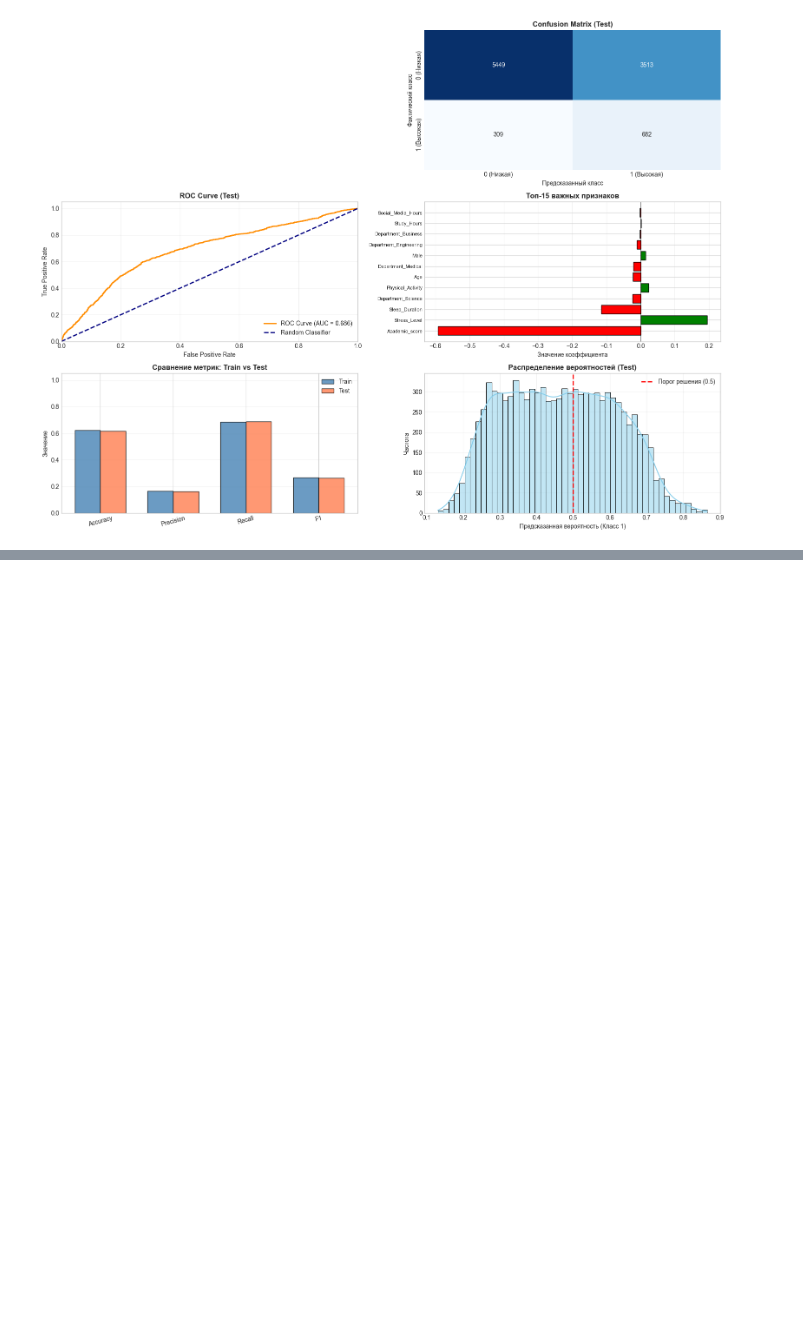
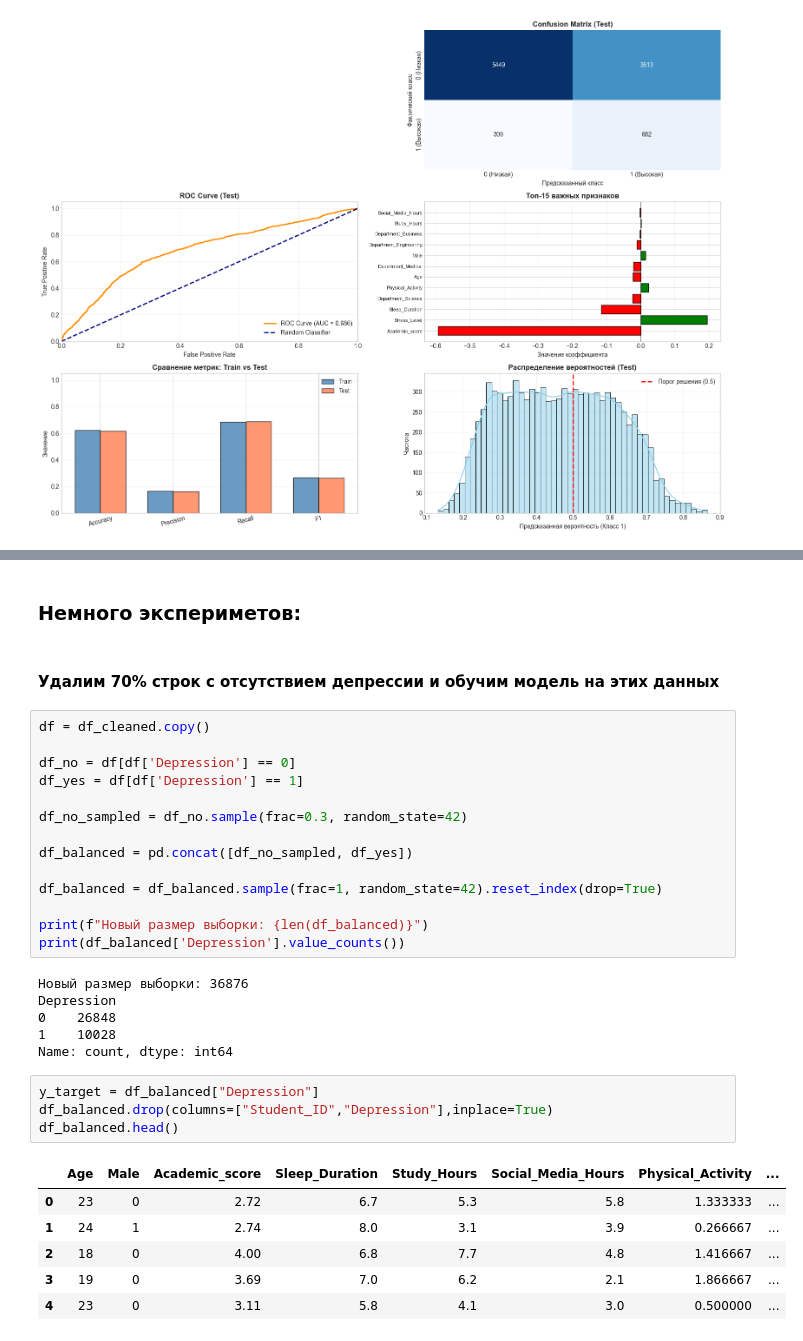
Before and after one commit to collhoun/Data_analysis_sem2, a Jupyter notebook: notebooks/main.ipynb, the cells around one changed output, grey strips where cells are left out. Saved outputs shown, nothing was run; the diff lists cells and outputs as text; blank space fills up the shorter version.

```diff
--- a/notebooks/main.ipynb
+++ b/notebooks/main.ipynb
@@ -740,0 +818,35 @@ plt.show()
+# %% [markdown]
+### Немного экспериметов:
+# %% [markdown]
+#### Удалим 70% строк с отсутствием депрессии и обучим модель на этих данных
+# %%
+df = df_cleaned.copy()
+
+df_no = df[df['Depression'] == 0]
+df_yes = df[df['Depression'] == 1]
+
+df_no_sampled = df_no.sample(frac=0.3, random_state=42)
+
+df_balanced = pd.concat([df_no_sampled, df_yes])
+
+df_balanced = df_balanced.sample(frac=1, random_state=42).reset_index(drop=True)
+
+print(f"Новый размер выборки: {len(df_balanced)}")
+print(df_balanced['Depression'].value_counts())
+# %% [output]
+Новый размер выборки: 36876
+Depression
+0    26848
+1    10028
+Name: count, dtype: int64
+# %%
+y_target = df_balanced["Depression"]
+df_balanced.drop(columns=["Student_ID","Depression"],inplace=True)
+df_balanced.head()
+# %% [output]
+|  | Age | Male | Academic_score | Sleep_Duration | Study_Hours | Social_Media_Hours | Physical_Activity | ... |
+| 0 | 23 | 0 | 2.72 | 6.7 | 5.3 | 5.8 | 1.333333 | ... |
+| 1 | 24 | 1 | 2.74 | 8.0 | 3.1 | 3.9 | 0.266667 | ... |
+| 2 | 18 | 0 | 4.00 | 6.8 | 7.7 | 4.8 | 1.416667 | ... |
+| 3 | 19 | 0 | 3.69 | 7.0 | 6.2 | 2.1 | 1.866667 | ... |
+| 4 | 23 | 0 | 3.11 | 5.8 | 4.1 | 3.0 | 0.500000 | ... |
```
Also changed, not shown: parts of 11 cells of this notebook.
